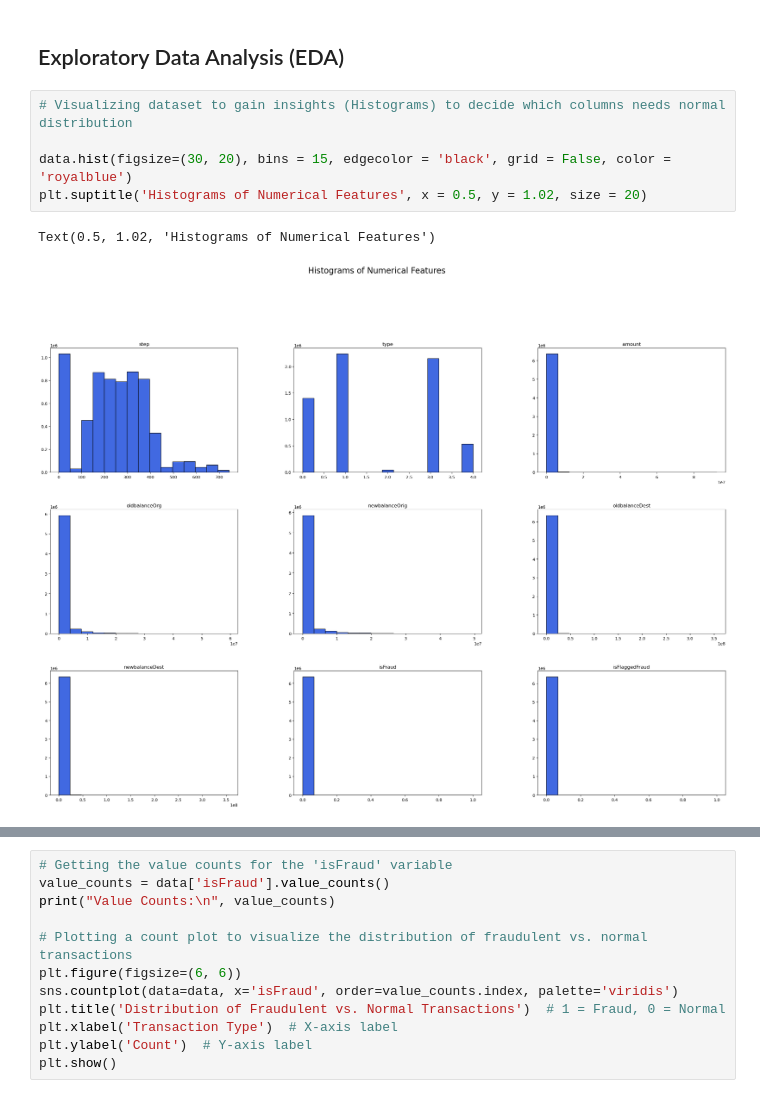
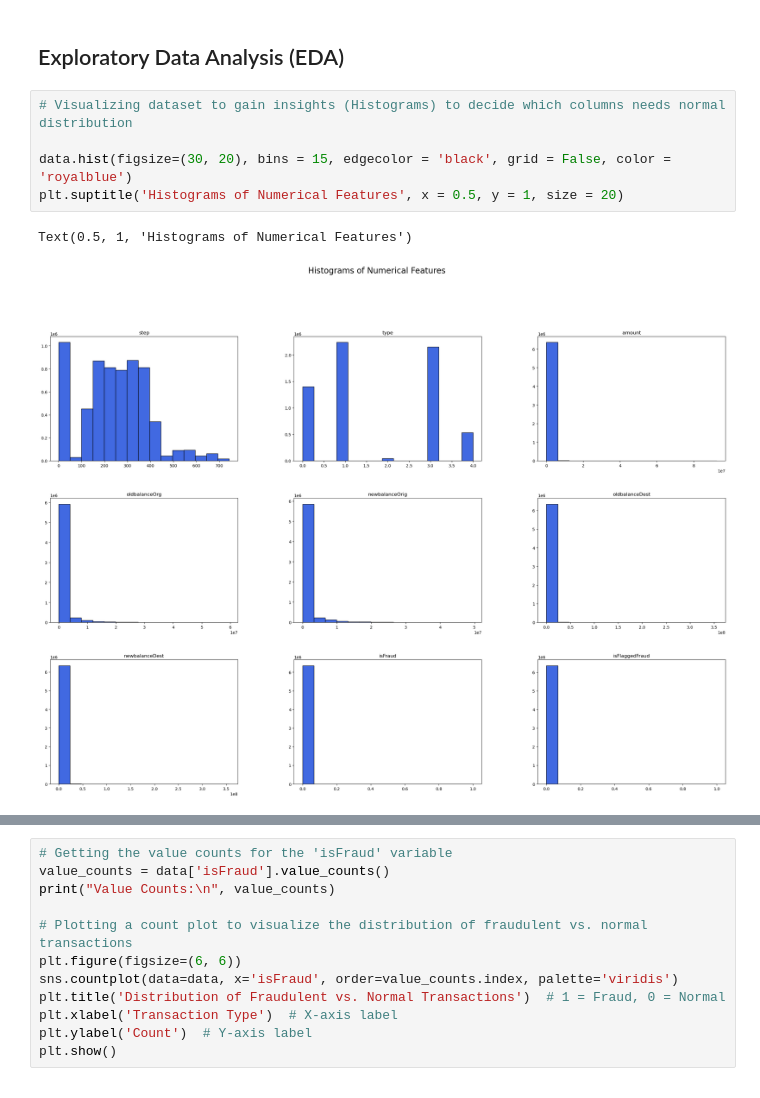
Before and after one commit to Rnamrata/credit-card-fraud-analysis, a Jupyter notebook: credit_card_fraud_analysis.ipynb, the cells around one changed output, grey strips where cells are left out. Saved outputs shown, nothing was run; the diff lists cells and outputs as text.

```diff
--- a/credit_card_fraud_analysis.ipynb
+++ b/credit_card_fraud_analysis.ipynb
@@ -161,11 +158,11 @@ print(mapping)
 # %%
 # Visualizing dataset to gain insights (Histograms) to decide which columns needs normal distribution
 
 data.hist(figsize=(30, 20), bins = 15, edgecolor = 'black', grid = False, color = 'royalblue')
-plt.suptitle('Histograms of Numerical Features', x = 0.5, y = 1.02, size = 20)
+plt.suptitle('Histograms of Numerical Features', x = 0.5, y = 1, size = 20)
 # %% [output]
-Text(0.5, 1.02, 'Histograms of Numerical Features')
+Text(0.5, 1, 'Histograms of Numerical Features')
-[figure, old version]
+[figure, new version]
 # %%
 # Plotting the distribution of 'type'
 plt.figure(figsize=(8, 6))
```
Also changed, not shown: parts of 30 cells of this notebook.
